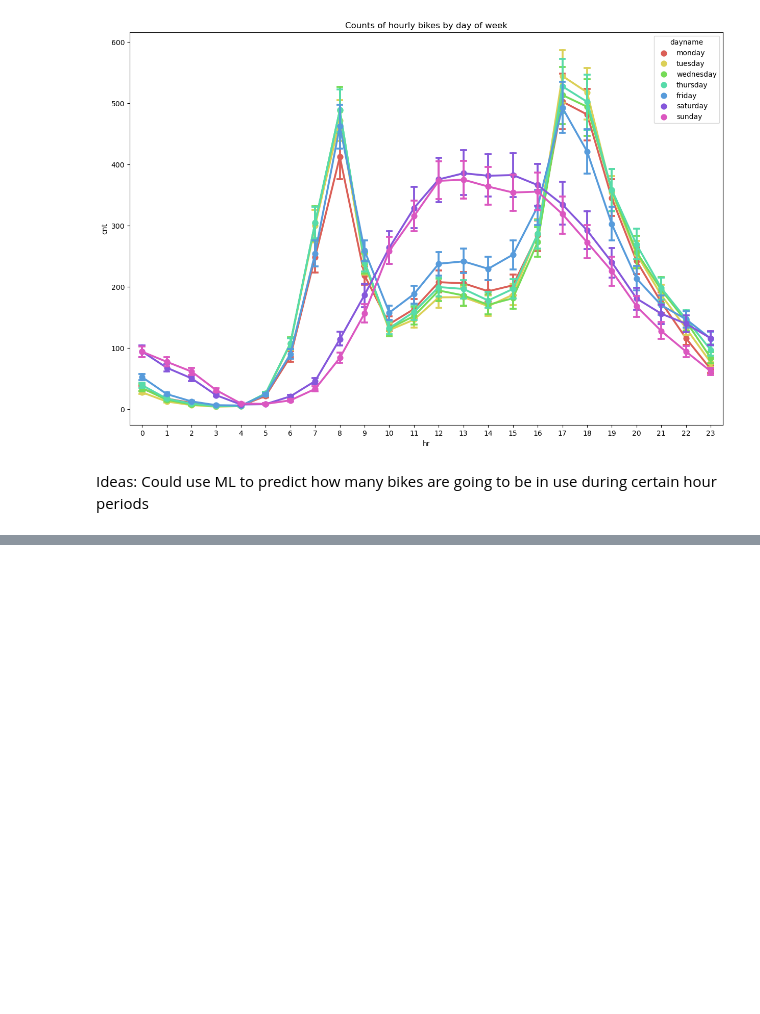
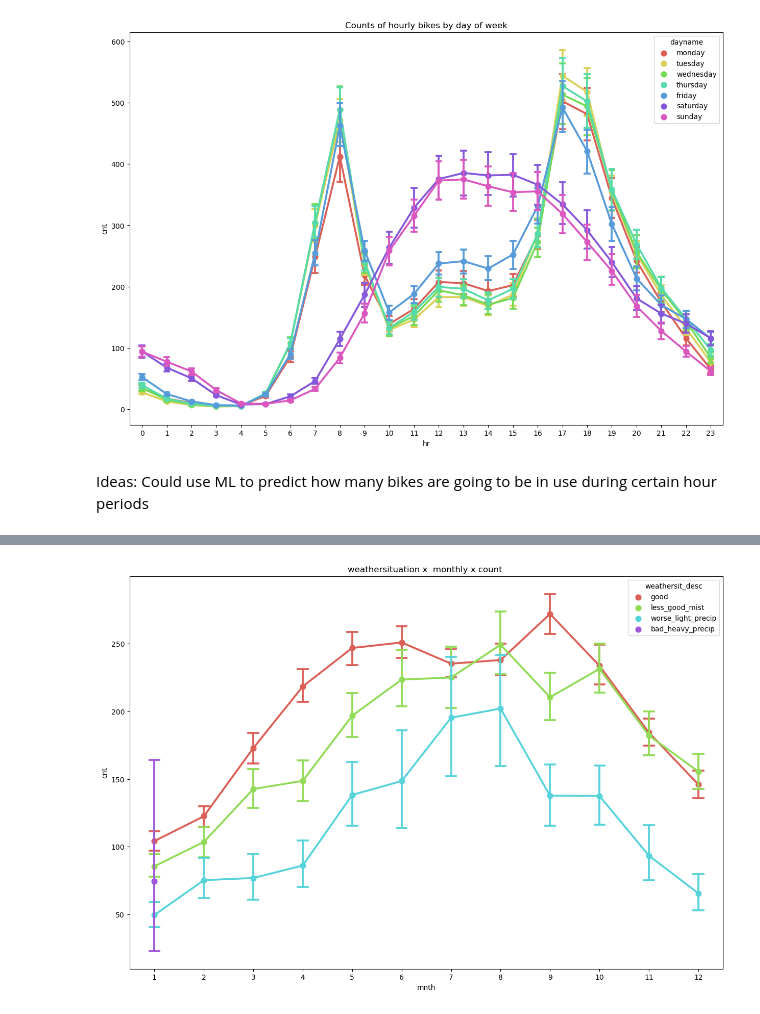
Before and after one commit to cdb8675309/Sprint-1, a Jupyter notebook: P3_S1.ipynb, the cells around one changed output, grey strips where cells are left out. Drawn from its saved outputs; the diff is of its cells as text; code cells hidden in the pictures; blank space fills up the shorter version.

```diff
--- a/P3_S1.ipynb
+++ b/P3_S1.ipynb
@@ -359,0 +402,8 @@ Ideas: Could use ML to predict how many bikes are going to be in use during cert
+# %%
+fig,ax = plt.subplots(figsize=(15,10))
+sns.pointplot(data=cabi_hr, x="mnth", y="cnt", hue="weathersit_desc", capsize=.2,
+     palette="hls", ax=ax)
+ax.set(title="weathersituation x  monthly x count ")
+plt.show()
+# %% [output]
+[figure, added]
```
Also changed, not shown: parts of 7 cells of this notebook.
